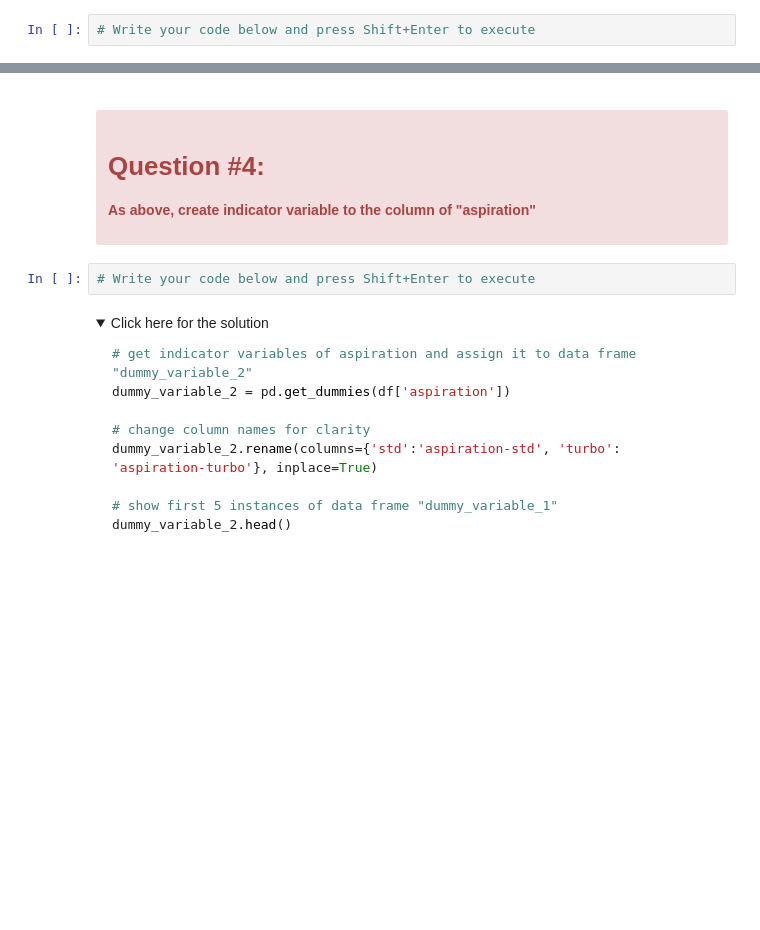
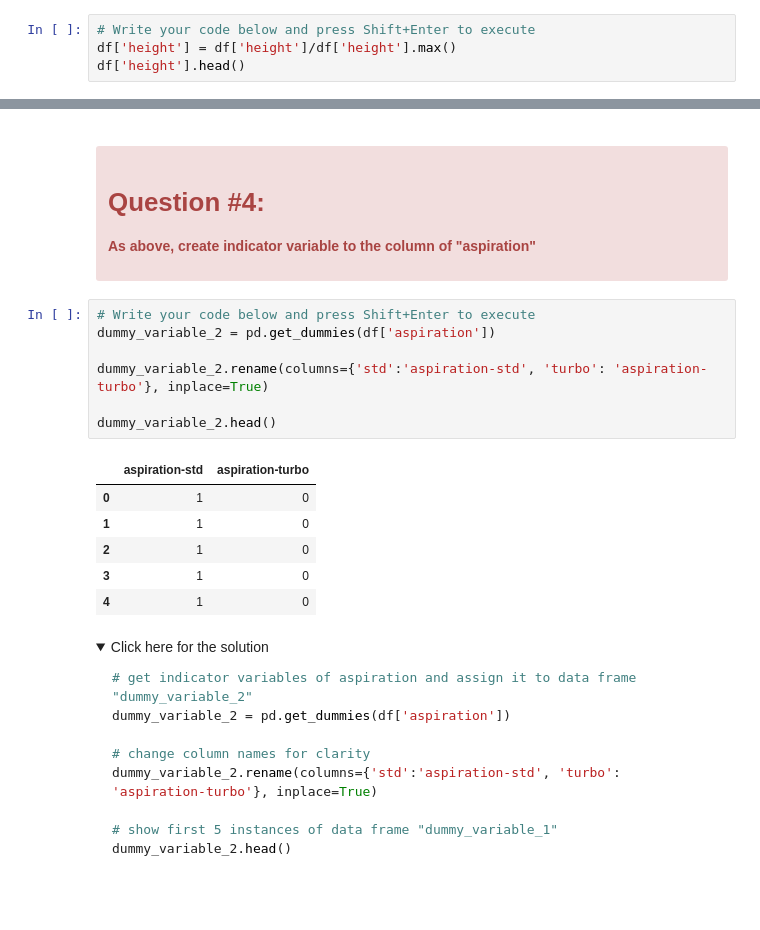
Before and after one commit to josepebel/IBM-Data-Science-Professional-Certificate, a Jupyter notebook: 6-Data-Analysis-with-Python/Labs/DA0101EN-2-Review-Data-Wrangling.ipynb, the cells around one changed output, grey strips where cells are left out. Saved outputs shown, nothing was run; the diff lists cells and outputs as text; folded sections open; blank space fills up the shorter version.

```diff
--- a/6-Data-Analysis-with-Python/Labs/DA0101EN-2-Review-Data-Wrangling.ipynb
+++ b/6-Data-Analysis-with-Python/Labs/DA0101EN-2-Review-Data-Wrangling.ipynb
@@ -384,3 +518,5 @@ df['width'] = df['width']/df['width'].max()
 </div>
 # %%
 # Write your code below and press Shift+Enter to execute
+df['height'] = df['height']/df['height'].max()
+df['height'].head()
@@ -542,6 +749,18 @@ The last two columns are now the indicator variable representation of the fuel-t
 </div>
 # %%
 # Write your code below and press Shift+Enter to execute
+dummy_variable_2 = pd.get_dummies(df['aspiration'])
+
+dummy_variable_2.rename(columns={'std':'aspiration-std', 'turbo': 'aspiration-turbo'}, inplace=True)
+
+dummy_variable_2.head()
+# %% [output]
+|  | aspiration-std | aspiration-turbo |
+| 0 | 1 | 0 |
+| 1 | 1 | 0 |
+| 2 | 1 | 0 |
+| 3 | 1 | 0 |
+| 4 | 1 | 0 |
 # %% [markdown]
 <details><summary>Click here for the solution</summary>
 
```
Also changed, not shown: parts of 31 cells of this notebook, 1 other file.
